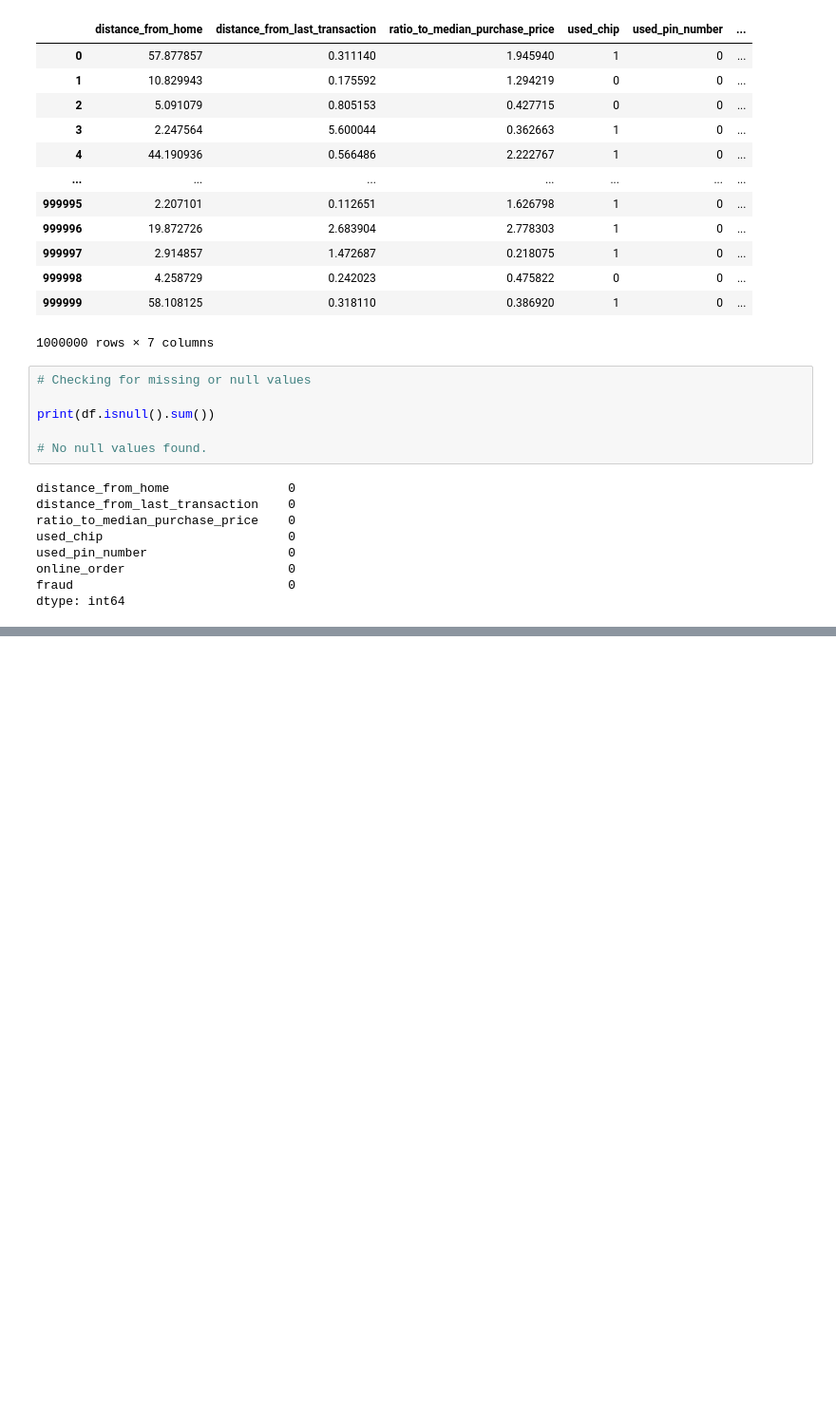
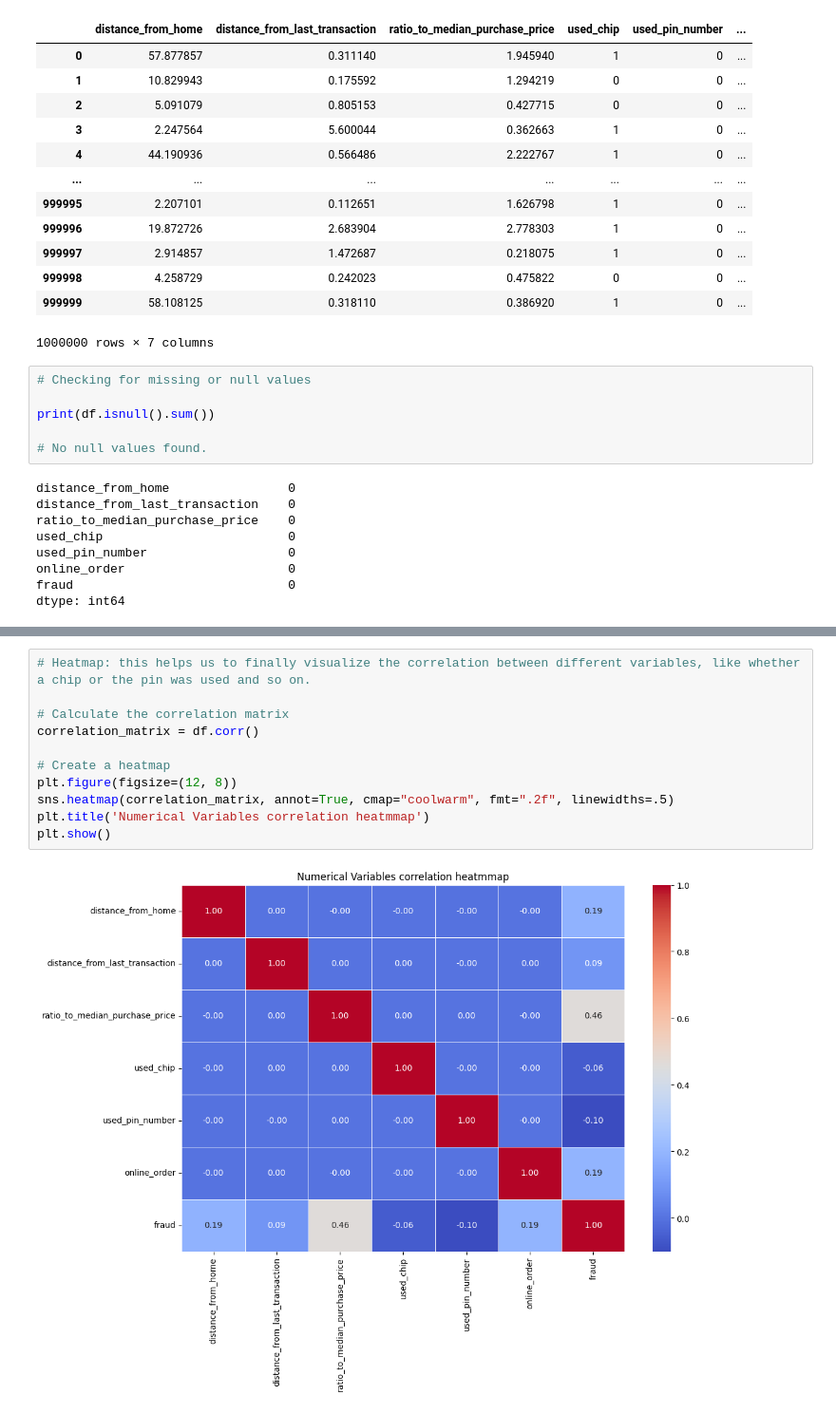
Before and after one commit to MRaza98/BIPM, a Jupyter notebook: Data Science/EDA.ipynb, the cells around one changed output, grey strips where cells are left out. Shown at 95% size. Drawn from its saved outputs; the diff is of its cells as text; blank space fills up the shorter version.

```diff
--- a/Data Science/EDA.ipynb
+++ b/Data Science/EDA.ipynb
@@ -154,0 +174,13 @@ dtype: int64
+# %%
+# Heatmap: this helps us to finally visualize the correlation between different variables, like whether a chip or the pin was used and so on.
+
+# Calculate the correlation matrix
+correlation_matrix = df.corr()
+
+# Create a heatmap
+plt.figure(figsize=(12, 8))
+sns.heatmap(correlation_matrix, annot=True, cmap="coolwarm", fmt=".2f", linewidths=.5)
+plt.title('Numerical Variables correlation heatmmap')
+plt.show()
+# %% [output]
+[figure, added]
```
Also changed, not shown: parts of 4 cells of this notebook.
